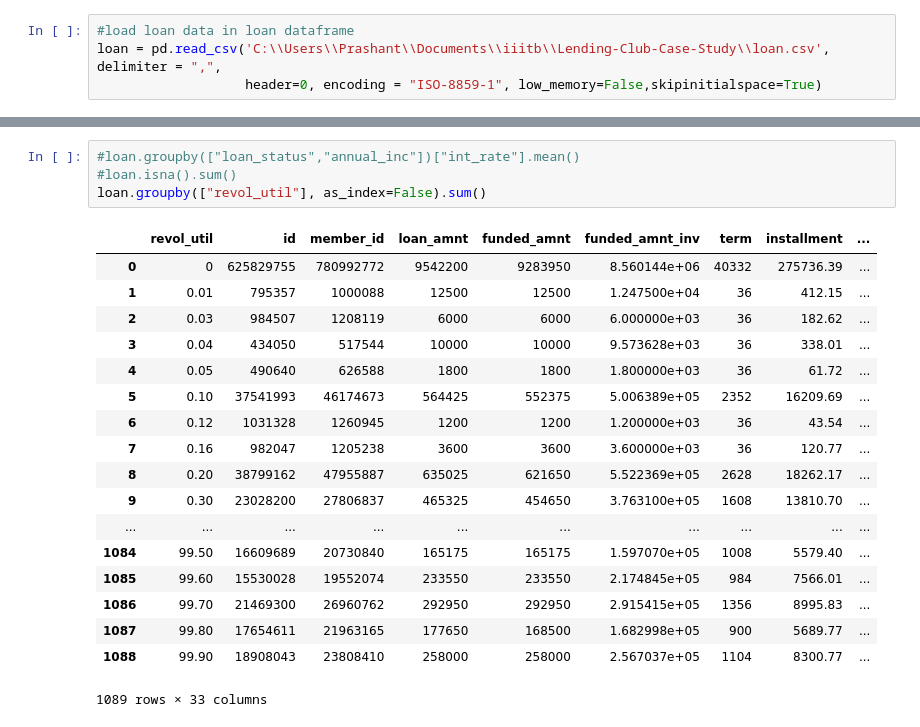
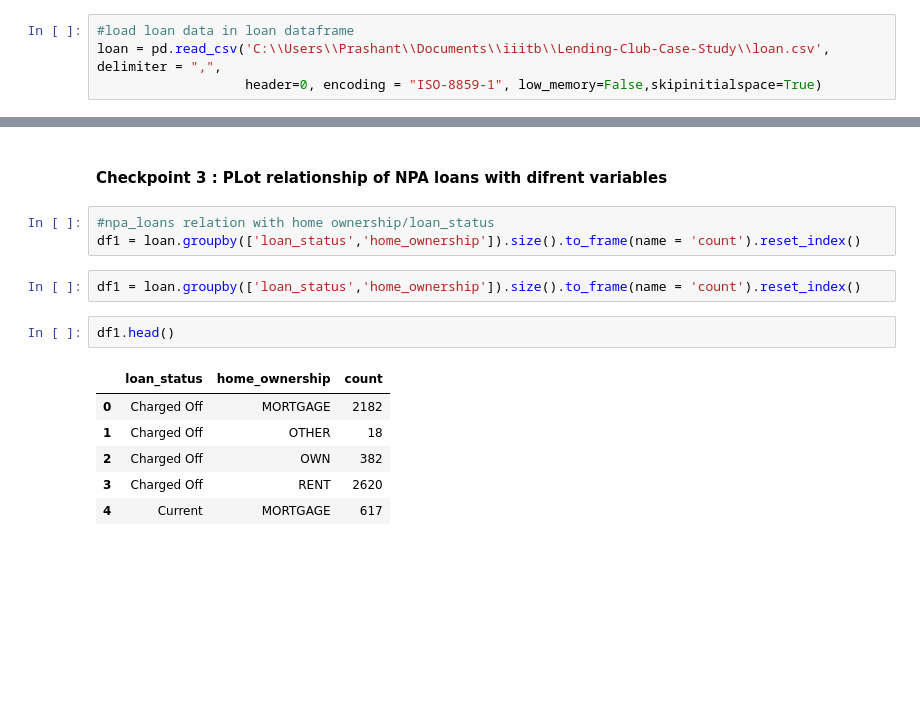
Before and after one commit to prashantkumsrivastava/LendingClubCase, a Jupyter notebook: Lending Club Case Study.ipynb, the cells around one changed output, grey strips where cells are left out. Cells and saved outputs as stored; diff of their text form; blank space fills up the shorter version.

```diff
--- a/Lending Club Case Study.ipynb
+++ b/Lending Club Case Study.ipynb
@@ -101,26 +127,19 @@ loan.head()
 | 2 | 1077175 | 1313524 | 2400 | 2400 | 2,400.00 | 36 | 15.96 | 84.33 | C | ... |
 | 3 | 1076863 | 1277178 | 10000 | 10000 | 10,000.00 | 36 | 13.49 | 339.31 | C | ... |
 | 4 | 1075358 | 1311748 | 3000 | 3000 | 3,000.00 | 60 | 12.69 | 67.79 | B | ... |
-# %%
-#loan.groupby(["loan_status","annual_inc"])["int_rate"].mean()
-#loan.isna().sum()
-loan.groupby(["revol_util"], as_index=False).sum()
-# %% [output]
-|  | revol_util | id | member_id | loan_amnt | funded_amnt | funded_amnt_inv | term | installment | ... |
-| 0 | 0 | 625829755 | 780992772 | 9542200 | 9283950 | 8.560144e+06 | 40332 | 275736.39 | ... |
-| 1 | 0.01 | 795357 | 1000088 | 12500 | 12500 | 1.247500e+04 | 36 | 412.15 | ... |
-| 2 | 0.03 | 984507 | 1208119 | 6000 | 6000 | 6.000000e+03 | 36 | 182.62 | ... |
-| 3 | 0.04 | 434050 | 517544 | 10000 | 10000 | 9.573628e+03 | 36 | 338.01 | ... |
-| 4 | 0.05 | 490640 | 626588 | 1800 | 1800 | 1.800000e+03 | 36 | 61.72 | ... |
-| 5 | 0.10 | 37541993 | 46174673 | 564425 | 552375 | 5.006389e+05 | 2352 | 16209.69 | ... |
-| 6 | 0.12 | 1031328 | 1260945 | 1200 | 1200 | 1.200000e+03 | 36 | 43.54 | ... |
-| 7 | 0.16 | 982047 | 1205238 | 3600 | 3600 | 3.600000e+03 | 36 | 120.77 | ... |
-| 8 | 0.20 | 38799162 | 47955887 | 635025 | 621650 | 5.522369e+05 | 2628 | 18262.17 | ... |
-| 9 | 0.30 | 23028200 | 27806837 | 465325 | 454650 | 3.763100e+05 | 1608 | 13810.70 | ... |
-| ... | ... | ... | ... | ... | ... | ... | ... | ... | ... |
-| 1084 | 99.50 | 16609689 | 20730840 | 165175 | 165175 | 1.597070e+05 | 1008 | 5579.40 | ... |
-| 1085 | 99.60 | 15530028 | 19552074 | 233550 | 233550 | 2.174845e+05 | 984 | 7566.01 | ... |
-| 1086 | 99.70 | 21469300 | 26960762 | 292950 | 292950 | 2.915415e+05 | 1356 | 8995.83 | ... |
-| 1087 | 99.80 | 17654611 | 21963165 | 177650 | 168500 | 1.682998e+05 | 900 | 5689.77 | ... |
-| 1088 | 99.90 | 18908043 | 23808410 | 258000 | 258000 | 2.567037e+05 | 1104 | 8300.77 | ... |
-1089 rows × 33 columns
+# %% [markdown]
+#### Checkpoint 3 : PLot relationship of NPA loans with difrent variables
+# %%
+#npa_loans relation with home ownership/loan_status
+df1 = loan.groupby(['loan_status','home_ownership']).size().to_frame(name = 'count').reset_index()
+# %%
+df1 = loan.groupby(['loan_status','home_ownership']).size().to_frame(name = 'count').reset_index()
+# %%
+df1.head()
+# %% [output]
+|  | loan_status | home_ownership | count |
+| 0 | Charged Off | MORTGAGE | 2182 |
+| 1 | Charged Off | OTHER | 18 |
+| 2 | Charged Off | OWN | 382 |
+| 3 | Charged Off | RENT | 2620 |
+| 4 | Current | MORTGAGE | 617 |
```
Also changed, not shown: parts of 16 cells of this notebook.
